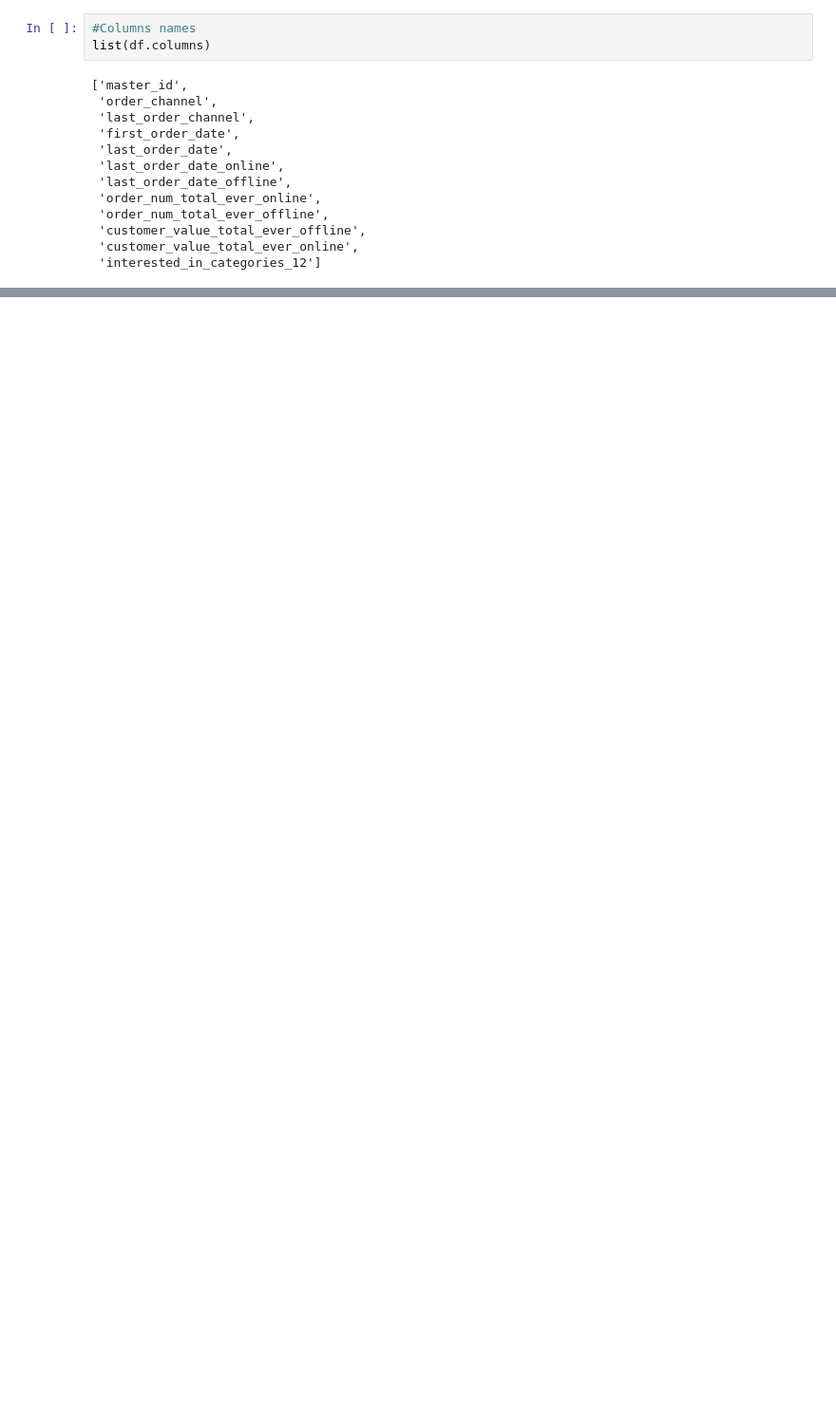
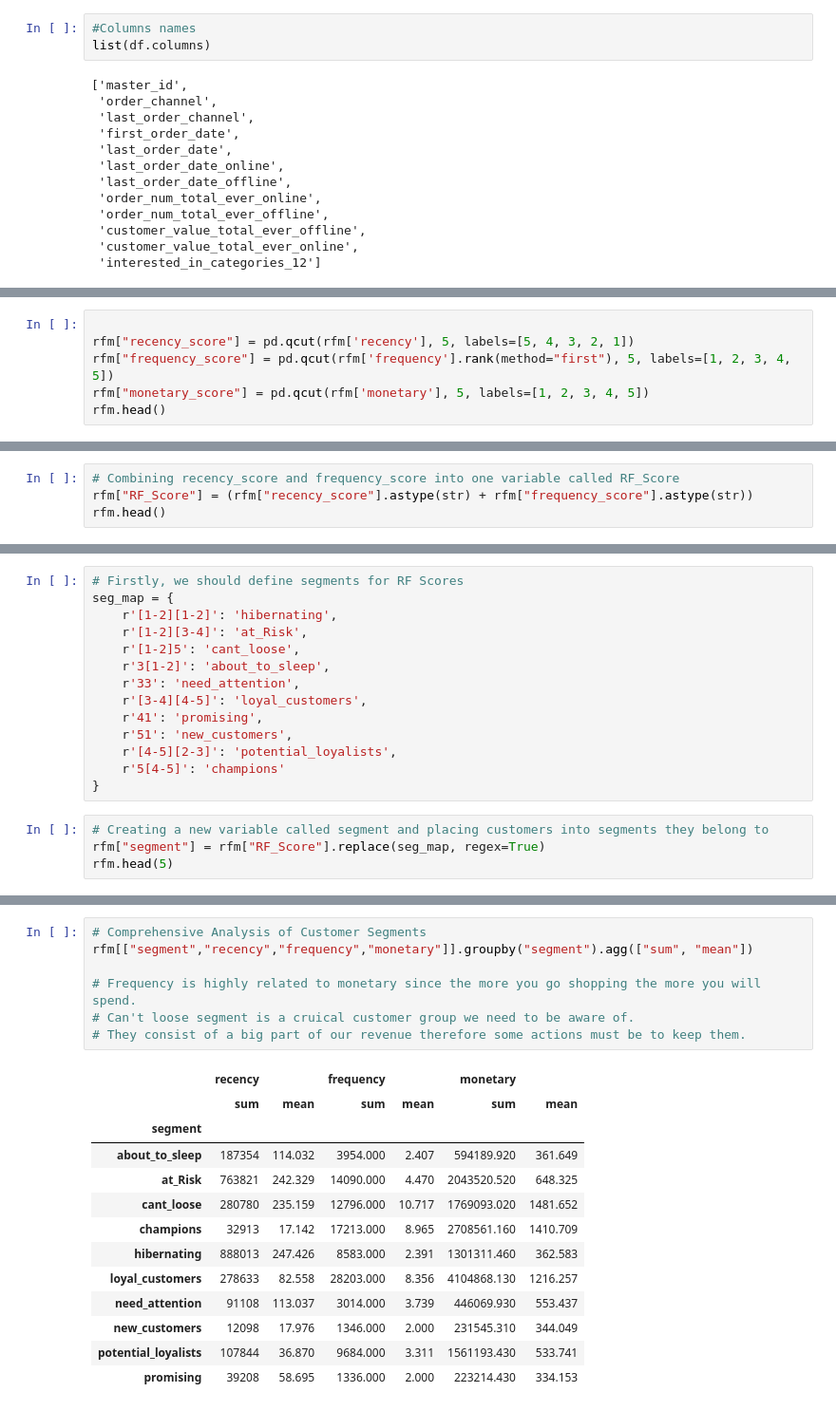
Before and after one commit to yurtcanmustafa/RFM_Customer_Segmentation, a Jupyter notebook: RFM_Customer_Segmentation.ipynb, the cells around one changed output, grey strips where cells are left out. Shown: that part at 95% size. Drawn from its saved outputs; the diff is of its cells as text; blank space fills up the shorter version.

```diff
--- a/RFM_Customer_Segmentation.ipynb
+++ b/RFM_Customer_Segmentation.ipynb
@@ -80,0 +289,6 @@ list(df.columns)
+# %%
+
+rfm["recency_score"] = pd.qcut(rfm['recency'], 5, labels=[5, 4, 3, 2, 1])
+rfm["frequency_score"] = pd.qcut(rfm['frequency'].rank(method="first"), 5, labels=[1, 2, 3, 4, 5])
+rfm["monetary_score"] = pd.qcut(rfm['monetary'], 5, labels=[1, 2, 3, 4, 5])
+rfm.head()
@@ -80,0 +303,4 @@ list(df.columns)
+# %%
+# Combining recency_score and frequency_score into one variable called RF_Score
+rfm["RF_Score"] = (rfm["recency_score"].astype(str) + rfm["frequency_score"].astype(str))
+rfm.head()
@@ -80,0 +317,18 @@ list(df.columns)
+# %%
+# Firstly, we should define segments for RF Scores
+seg_map = {
+    r'[1-2][1-2]': 'hibernating',
+    r'[1-2][3-4]': 'at_Risk',
+    r'[1-2]5': 'cant_loose',
+    r'3[1-2]': 'about_to_sleep',
+    r'33': 'need_attention',
+    r'[3-4][4-5]': 'loyal_customers',
+    r'41': 'promising',
+    r'51': 'new_customers',
+    r'[4-5][2-3]': 'potential_loyalists',
+    r'5[4-5]': 'champions'
+}
+# %%
+# Creating a new variable called segment and placing customers into segments they belong to
+rfm["segment"] = rfm["RF_Score"].replace(seg_map, regex=True)
+rfm.head(5)
@@ -80,0 +343,21 @@ list(df.columns)
+# %%
+# Comprehensive Analysis of Customer Segments
+rfm[["segment","recency","frequency","monetary"]].groupby("segment").agg(["sum", "mean"])
+
+# Frequency is highly related to monetary since the more you go shopping the more you will spend.
+# Can't loose segment is a cruical customer group we need to be aware of.
+# They consist of a big part of our revenue therefore some actions must be to keep them.
+# %% [output]
+|  | recency |  | frequency |  | monetary |  |
+|  | sum | mean | sum | mean | sum | mean |
+| segment |  |  |  |  |  |  |
+| about_to_sleep | 187354 | 114.032 | 3954.000 | 2.407 | 594189.920 | 361.649 |
+| at_Risk | 763821 | 242.329 | 14090.000 | 4.470 | 2043520.520 | 648.325 |
+| cant_loose | 280780 | 235.159 | 12796.000 | 10.717 | 1769093.020 | 1481.652 |
+| champions | 32913 | 17.142 | 17213.000 | 8.965 | 2708561.160 | 1410.709 |
+| hibernating | 888013 | 247.426 | 8583.000 | 2.391 | 1301311.460 | 362.583 |
+| loyal_customers | 278633 | 82.558 | 28203.000 | 8.356 | 4104868.130 | 1216.257 |
+| need_attention | 91108 | 113.037 | 3014.000 | 3.739 | 446069.930 | 553.437 |
+| new_customers | 12098 | 17.976 | 1346.000 | 2.000 | 231545.310 | 344.049 |
+| potential_loyalists | 107844 | 36.870 | 9684.000 | 3.311 | 1561193.430 | 533.741 |
+| promising | 39208 | 58.695 | 1336.000 | 2.000 | 223214.430 | 334.153 |
```
Also changed, not shown: parts of 31 cells of this notebook.
